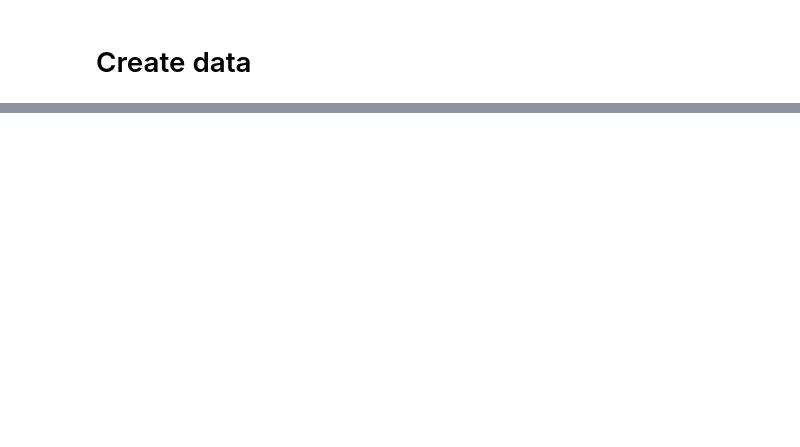
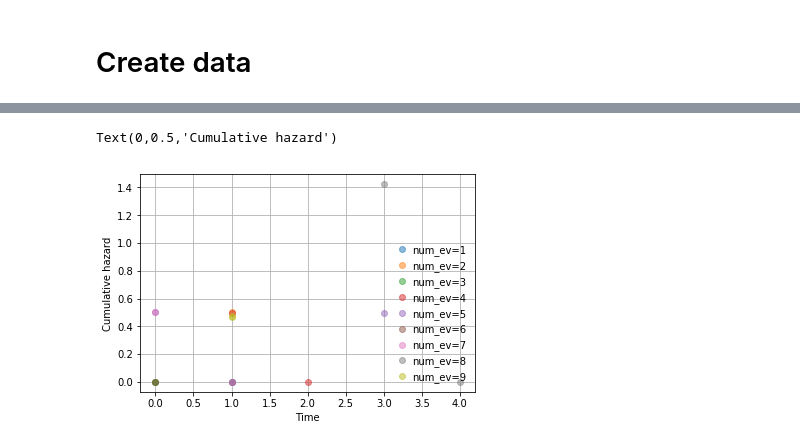
Before and after one commit to MHWauben/surv_models, a Jupyter notebook: surv_model.ipynb, the cells around one changed output, grey strips where cells are left out. Saved outputs shown, nothing was run; the diff lists cells and outputs as text; code cells hidden in the pictures; blank space fills up the shorter version.

```diff
--- a/surv_model.ipynb
+++ b/surv_model.ipynb
@@ -97,0 +193,3 @@ events_all
+# %%
+# Select columns of interest
+surv_B_init = surv_B_all.copy()[pred_cols]
@@ -97,0 +198,11 @@ events_all
+# %%
+var_to_strat = 'num_ev'
+all_preds = surv_B_init.columns.values
+all_preds = all_preds[(all_preds != 'pers_id') & (all_preds != 'status') &
+                      (all_preds != 'time2') & (all_preds != 'time1') &
+                      (all_preds != var_to_strat)]
+# %%
+# Fit model stratified by var_to_strat (ie. separate curve for each value)
+strat_inc = sm.PHReg.from_formula("time2 ~ "+'+'.join(all_preds), status = "status",
+                                 strata = var_to_strat, data = surv_B_init)
+strat_fit = strat_inc.fit()
@@ -97,0 +230,19 @@ events_all
+# %%
+# Save predictions
+cumhaz_strat = strat_fit.predict(pred_type='cumhaz').predicted_values
+surv_strat = strat_fit.predict(pred_type='surv').predicted_values
+all_strats = surv_B_init[var_to_strat].unique()[0:max_ev - 1]
+# %%
+# Visualise cumulative hazard
+for i in all_strats:
+    surv_data = surv_B_init.index[surv_B_init[var_to_strat] == i].tolist()
+    plt.plot(surv_B_init.iloc[surv_data]['time2'], cumhaz_strat[surv_data], 'o',
+             label=str(var_to_strat+'='+str(i)), alpha = 0.5)
+leg = plt.legend(numpoints=1, handletextpad=0.0001, loc='lower right')
+leg.draw_frame(False)
+plt.grid(True)
+plt.xlabel("Time")
+plt.ylabel("Cumulative hazard")
+# %% [output]
+Text(0,0.5,'Cumulative hazard')
+[figure, added]
```
Also changed, not shown: parts of 44 cells of this notebook.
